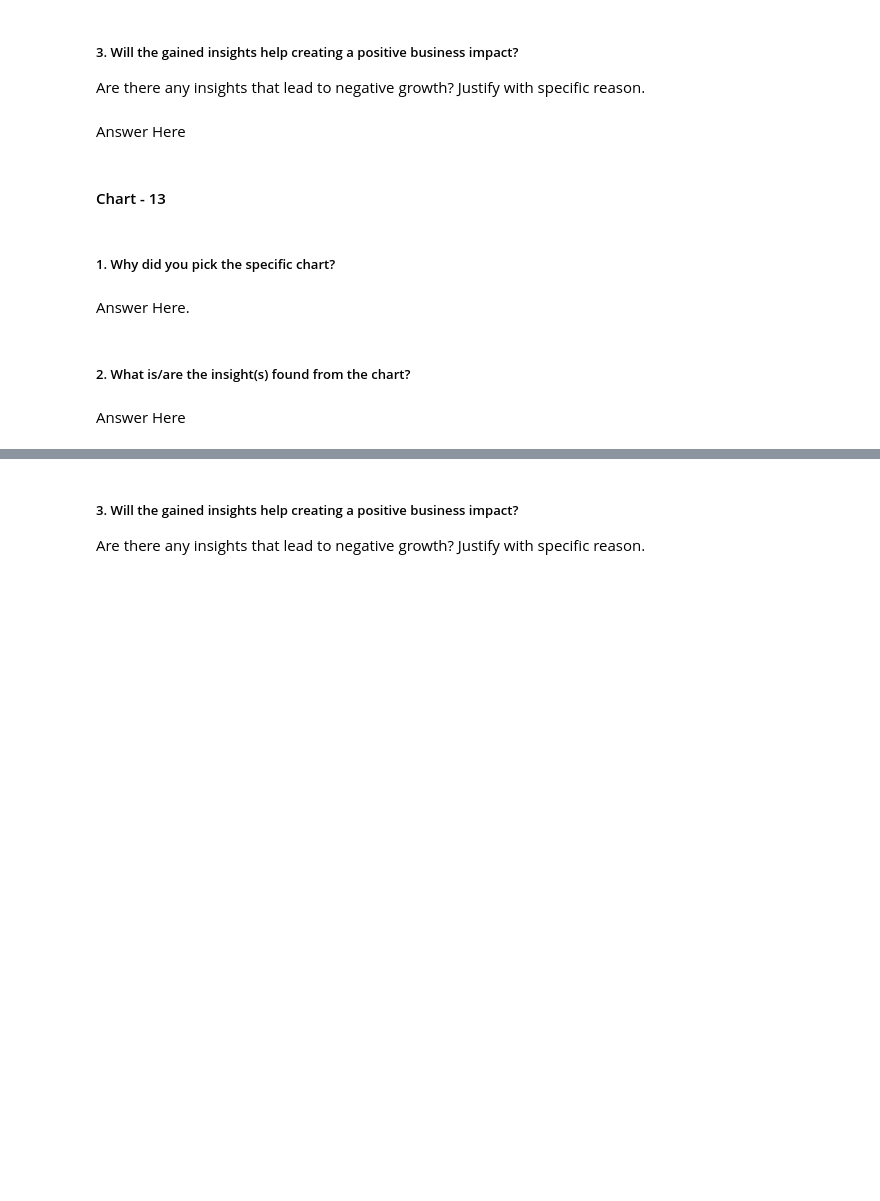
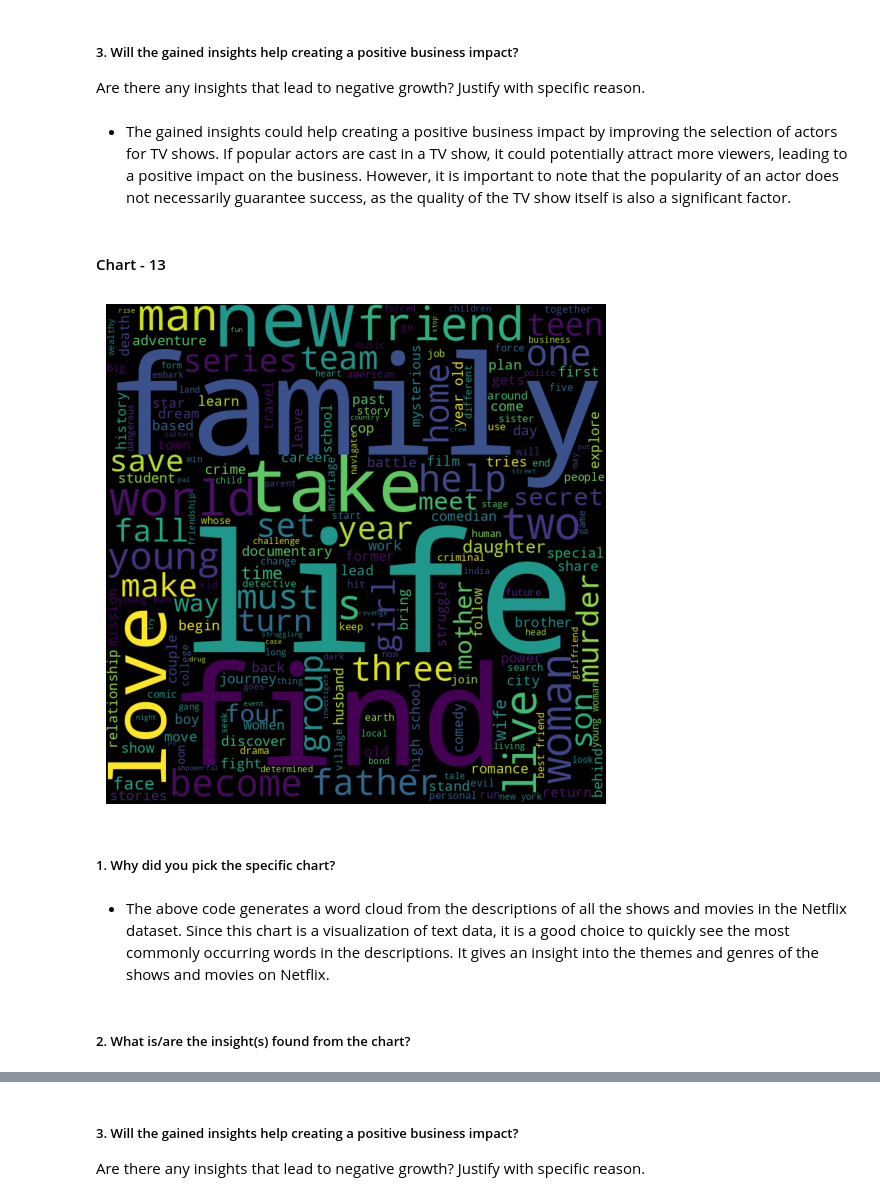
Before and after one commit to Navjotkhatri/NETFLIX-MOVIES-AND-TV-SHOWS-CLUSTERING, a Jupyter notebook: NETFLIX_MOVIES_AND_TV_SHOWS_CLUSTERING.ipynb, the cells around one changed output, grey strips where cells are left out. Cells and saved outputs as stored; diff of their text form; code cells hidden in the pictures; blank space fills up the shorter version.

```diff
--- a/NETFLIX_MOVIES_AND_TV_SHOWS_CLUSTERING.ipynb
+++ b/NETFLIX_MOVIES_AND_TV_SHOWS_CLUSTERING.ipynb
@@ -790,7 +829,7 @@ Answer Here
 # %% [markdown]
 ##### 3. Will the gained insights help creating a positive business impact?
 Are there any insights that lead to negative growth? Justify with specific reason.
-# %% [markdown]
-Answer Here
+# %% [markdown]
+* The gained insights could help creating a positive business impact by improving the selection of actors for TV shows. If popular actors are cast in a TV show, it could potentially attract more viewers, leading to a positive impact on the business. However, it is important to note that the popularity of an actor does not necessarily guarantee success, as the quality of the TV show itself is also a significant factor.
 # %% [markdown]
 #### Chart - 13
@@ -799,8 +836,21 @@ Answer Here
+# %%
+# Chart - 13 visualization code
+comment_words = ' '.join(df['description'].astype(str).str.lower())
+stopwords = set(STOPWORDS)                                   # Define the stopwords
+wordcloud = WordCloud(width=800, height=800,
+                      background_color='black',
+                      stopwords=stopwords,
+                      min_font_size=10).generate(comment_words)
+plt.figure(figsize=(10,5), facecolor=None)
+plt.imshow(wordcloud)
+plt.axis("off")
+plt.tight_layout(pad=0)
+plt.show()
+# %% [output]
+[figure, added]
 # %% [markdown]
 ##### 1. Why did you pick the specific chart?
-# %% [markdown]
-Answer Here.
+# %% [markdown]
+* The above code generates a word cloud from the descriptions of all the shows and movies in the Netflix dataset. Since this chart is a visualization of text data, it is a good choice to quickly see the most commonly occurring words in the descriptions. It gives an insight into the themes and genres of the shows and movies on Netflix.
 # %% [markdown]
 ##### 2. What is/are the insight(s) found from the chart?
-# %% [markdown]
-Answer Here
```
Also changed, not shown: parts of 26 cells of this notebook.
